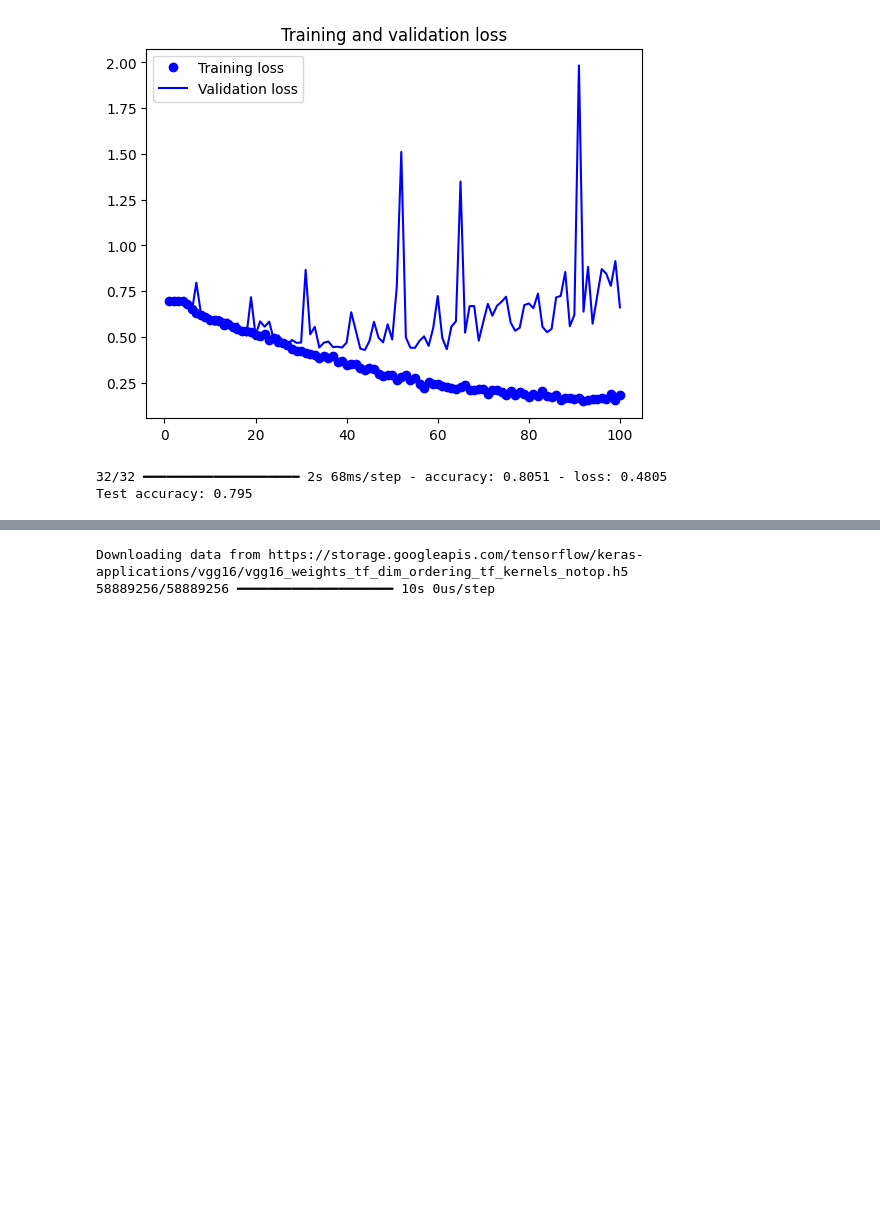
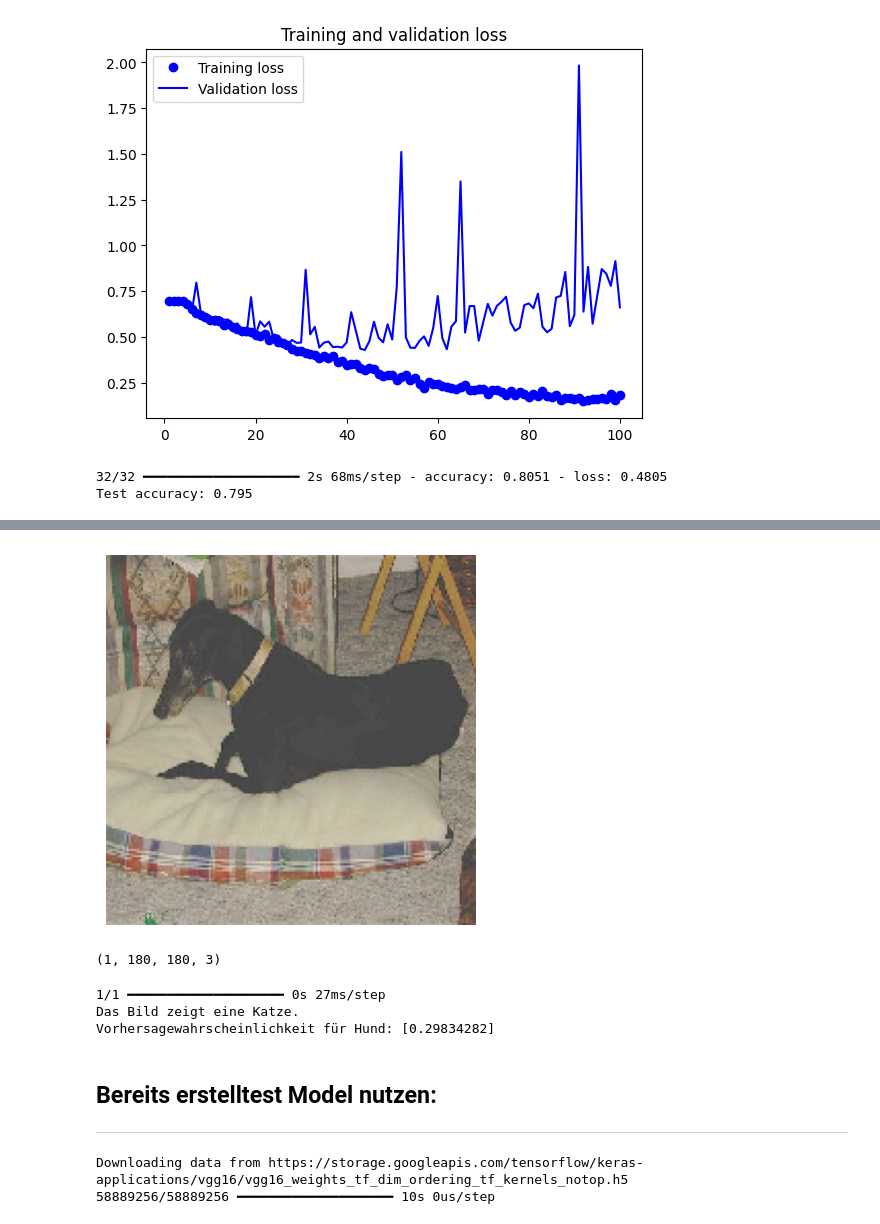
Before and after one commit to RiccardoDAndrea/SceneDetect, a Jupyter notebook: analyse_v2.ipynb, the cells around one changed output, grey strips where cells are left out. Saved outputs shown, nothing was run; the diff lists cells and outputs as text; code cells hidden in the pictures; blank space fills up the shorter version.

```diff
--- a/analyse_v2.ipynb
+++ b/analyse_v2.ipynb
@@ -432,3 +554,50 @@ Test accuracy: 0.795
+# %%
+# Model nutzen
+import tensorflow as tf
+from tensorflow.keras.preprocessing import image
+import numpy as np
+import matplotlib.pyplot as plt
+
+# Bild laden
+image_path = r"cats_and_dogs_small\test\dogs\1993.jpg"
+
+# Bild auf die gewünschte Eingabegröße skalieren unsere Modell nimmt 180 x 180 x3
+img = image.load_img(image_path, target_size=(180, 180))
+
+# Bild anzeigen
+plt.imshow(img)
+plt.axis("off")
+plt.show()
+# %% [output]
+[figure, added]
+# %%
+# Das Bild in ein NumPy-Array umwandeln
+img_array = image.img_to_array(img)
+# Das Bild auf die Batch-Dimension erweitern (Modell erwartet eine Batch von Bildern)
+img_array = np.expand_dims(img_array, axis=0)
+print(img_array.shape)
+# %% [output]
+(1, 180, 180, 3)
+# %%
+# Vorhersage mit dem geladenen Modell
+prediction = convnet_from_scratch.predict(img_array)
+
+# Vorhersage auswerten
+# Da es eine binäre Klassifikation (Hund vs. Katze) ist:
+if prediction[0] > 0.5:
+    print("Das Bild zeigt einen Hund.")
+else:
+    print("Das Bild zeigt eine Katze.")
+
+# Ausgabe der Vorhersagewahrscheinlichkeit
+print("Vorhersagewahrscheinlichkeit für Hund:", prediction[0])
+# %% [output]
+1/1 ━━━━━━━━━━━━━━━━━━━━ 0s 27ms/step
+Das Bild zeigt eine Katze.
+Vorhersagewahrscheinlichkeit für Hund: [0.29834282]
+# %% [markdown]
+## Bereits erstelltest Model nutzen:
+---
 # %%
 conv_base = keras.applications.vgg16.VGG16(
 weights="imagenet",
```
Also changed, not shown: parts of 23 cells of this notebook.
